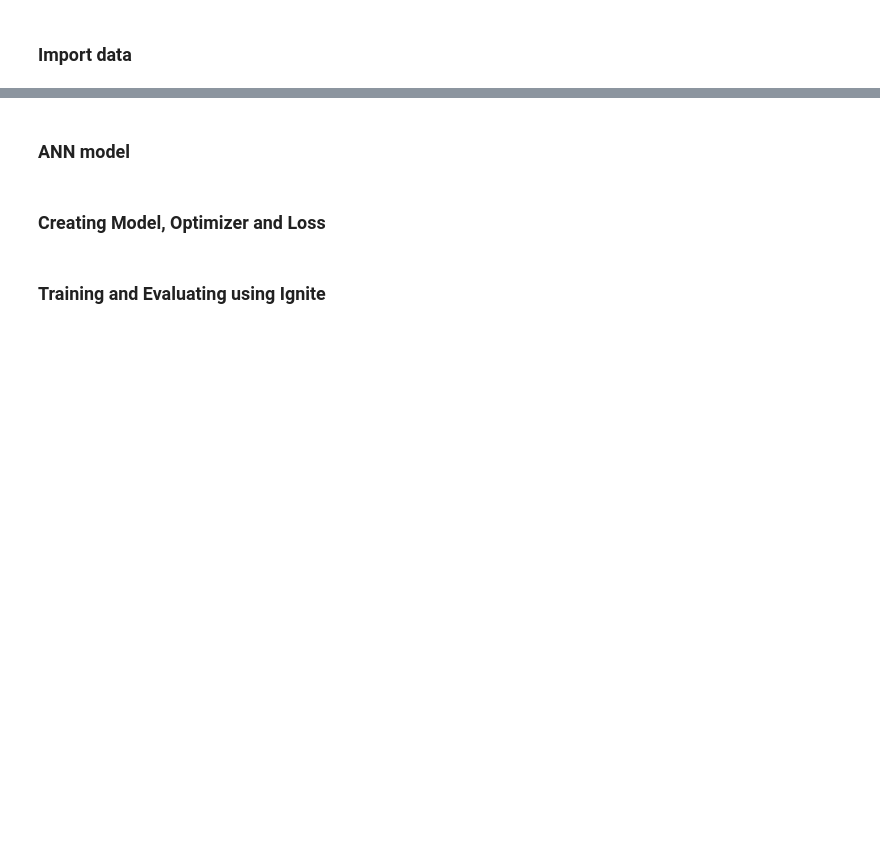
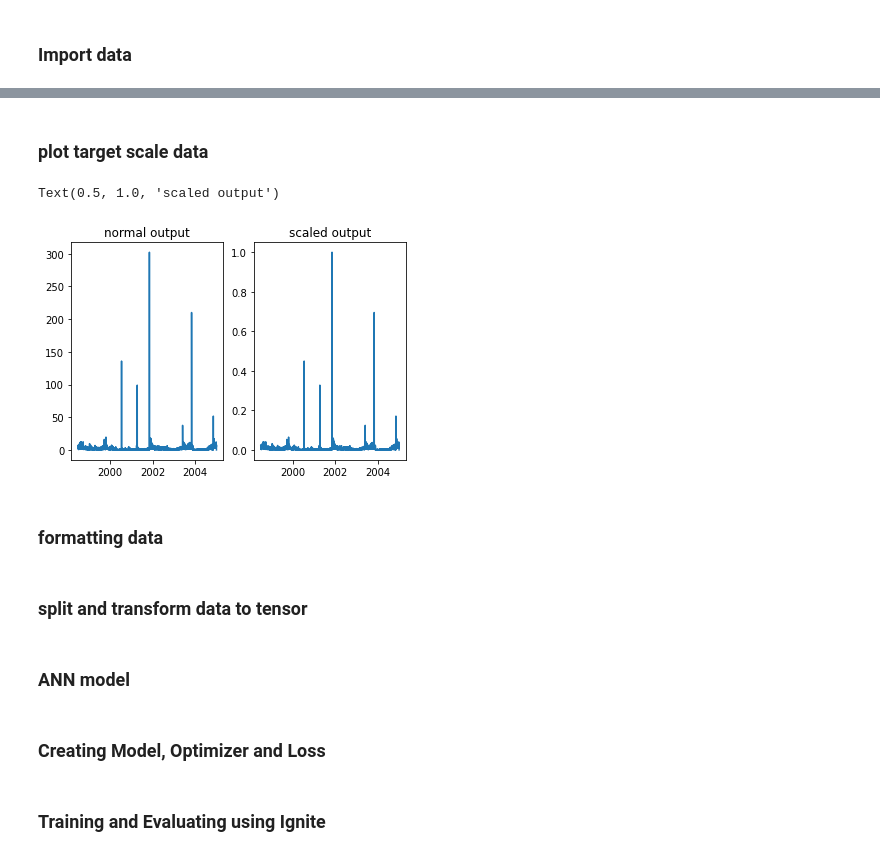
Before and after one commit to laravioli/PIR, a Jupyter notebook: model/ANN.ipynb, the cells around one changed output, grey strips where cells are left out. Saved outputs shown, nothing was run; the diff lists cells and outputs as text; code cells hidden in the pictures; blank space fills up the shorter version.

```diff
--- a/model/ANN.ipynb
+++ b/model/ANN.ipynb
@@ -16,0 +50,14 @@ df_Ch022 = pd.read_pickle(Path("C:/Users/Victor/Desktop/PIR/data/Ch022.pkl"))
+# %% [markdown]
+### plot target scale data
+# %%
+
+fig, (ax1, ax2)= plt.subplots(1,2)
+ax1.plot(df_Ch022.index, df_Ch022.iloc[:,p])
+ax1.set_title("normal output")
+ax2.plot(df_Ch022.index, df_output_scaled.iloc[:,p])
+ax2.set_title("scaled output")
+# %% [output]
+Text(0.5, 1.0, 'scaled output')
+[figure, added]
+# %% [markdown]
+### formatting data
@@ -16,0 +67,2 @@ df_Ch022 = pd.read_pickle(Path("C:/Users/Victor/Desktop/PIR/data/Ch022.pkl"))
+# %% [markdown]
+### split and transform data to tensor
```
Also changed, not shown: parts of 25 cells of this notebook.
